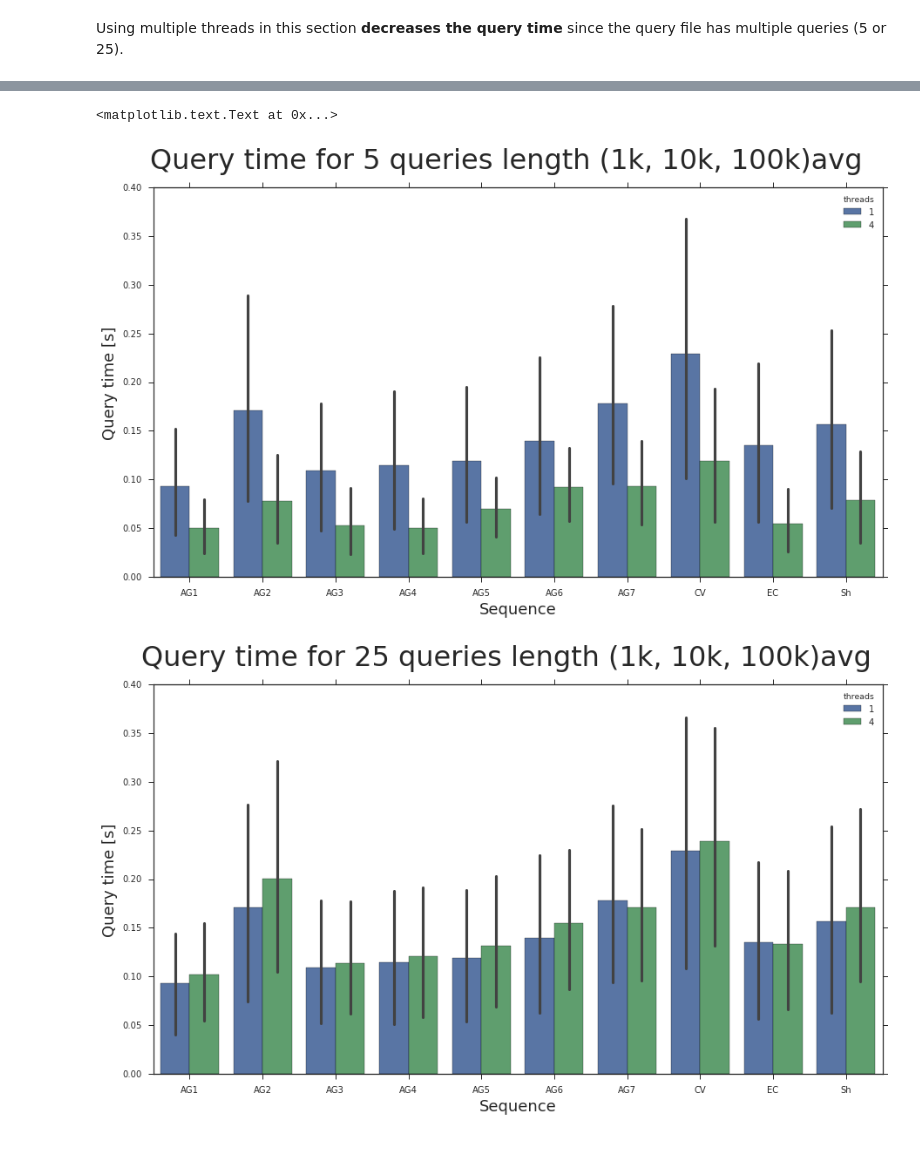
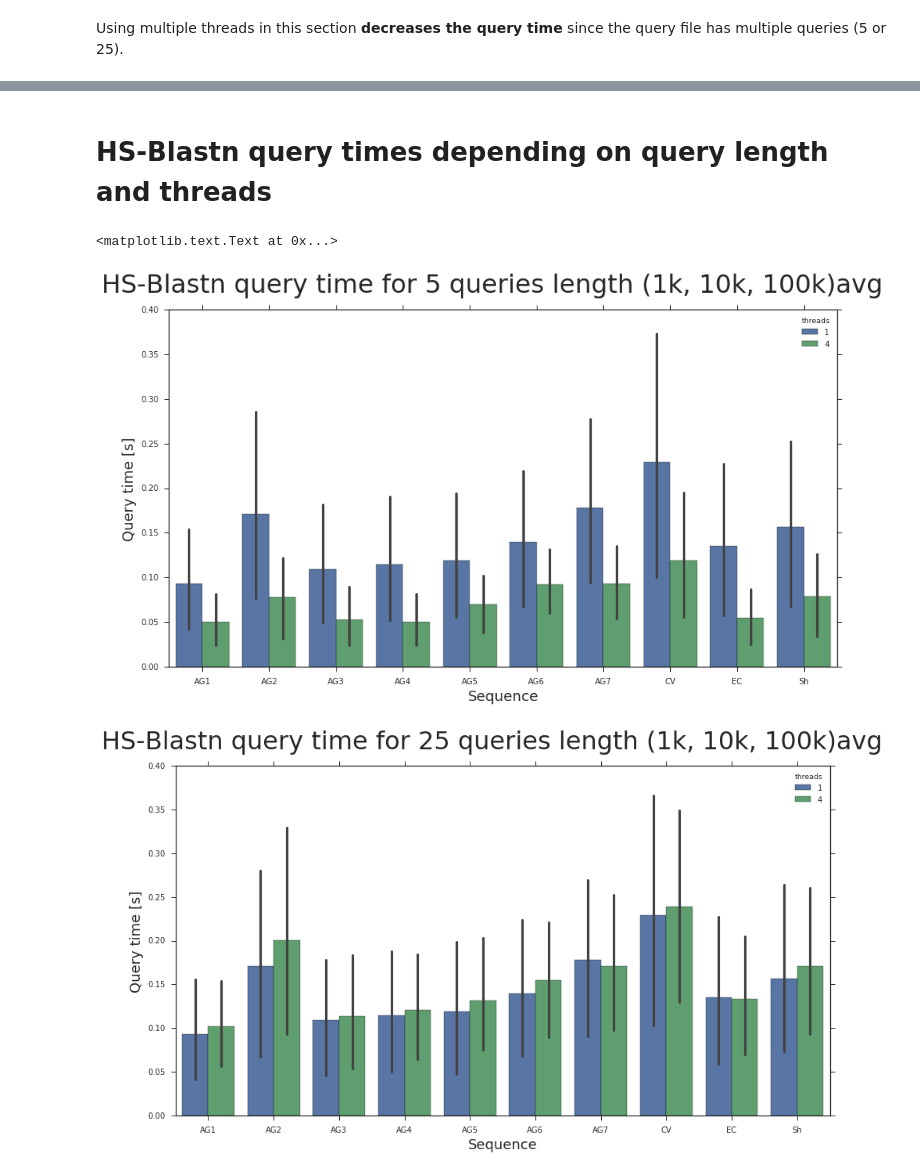
Before and after one commit to Weenkus/Phylo-research, a Jupyter notebook: results/Performance evaluation.ipynb, the cells around one changed output, grey strips where cells are left out. Cells and saved outputs as stored; diff of their text form; code cells hidden in the pictures; blank space fills up the shorter version.

```diff
--- a/results/Performance evaluation.ipynb
+++ b/results/Performance evaluation.ipynb
@@ -411,29 +502,31 @@ plt.suptitle("Query time for 25 queries with 4 threads", fontsize = 32)
+# %% [markdown]
+# HS-Blastn query times depending on query length and threads
 # %%
 multiQ_q5_t1['threads']=1
 multiQ_q5_t4['threads']=4
 combainedq5 = multiQ_q5_t1
 combainedq5 = combainedq5.append(multiQ_q5_t4)
 
 multiQ_q25_t1['threads']=1
 multiQ_q25_t4['threads']=4
 combainedq25 = multiQ_q25_t1
 combainedq25 = combainedq5.append(multiQ_q25_t4)
 
 plt.figure(figsize=(15,8))
 sns.barplot(x="sequence", y="query time", hue="threads", data=combainedq5)
 plt.ylabel('Query time [s]', fontsize=18)
 plt.xlabel('Sequence', fontsize=18)
-plt.suptitle("Query time for 5 queries length (1k, 10k, 100k)avg", fontsize = 32)
+plt.suptitle("HS-Blastn query time for 5 queries length (1k, 10k, 100k)avg", fontsize = 32)
 
 plt.figure(figsize=(15,8))
 sns.barplot(x="sequence", y="query time", hue="threads", data=combainedq25)
 plt.ylabel('Query time [s]', fontsize=18)
 plt.xlabel('Sequence', fontsize=18)
-plt.suptitle("Query time for 25 queries length (1k, 10k, 100k)avg", fontsize = 32)
+plt.suptitle("HS-Blastn query time for 25 queries length (1k, 10k, 100k)avg", fontsize = 32)
 # %% [output]
 <matplotlib.text.Text at 0x...>
-[figure, old version]
+[figure, new version]
-[figure, old version]
+[figure, new version]
 # %%
 multiQ_q5_t1['threads']=1
 multiQ_q5_t4['threads']=4
```
Also changed, not shown: parts of 18 cells of this notebook, 5 other files.
